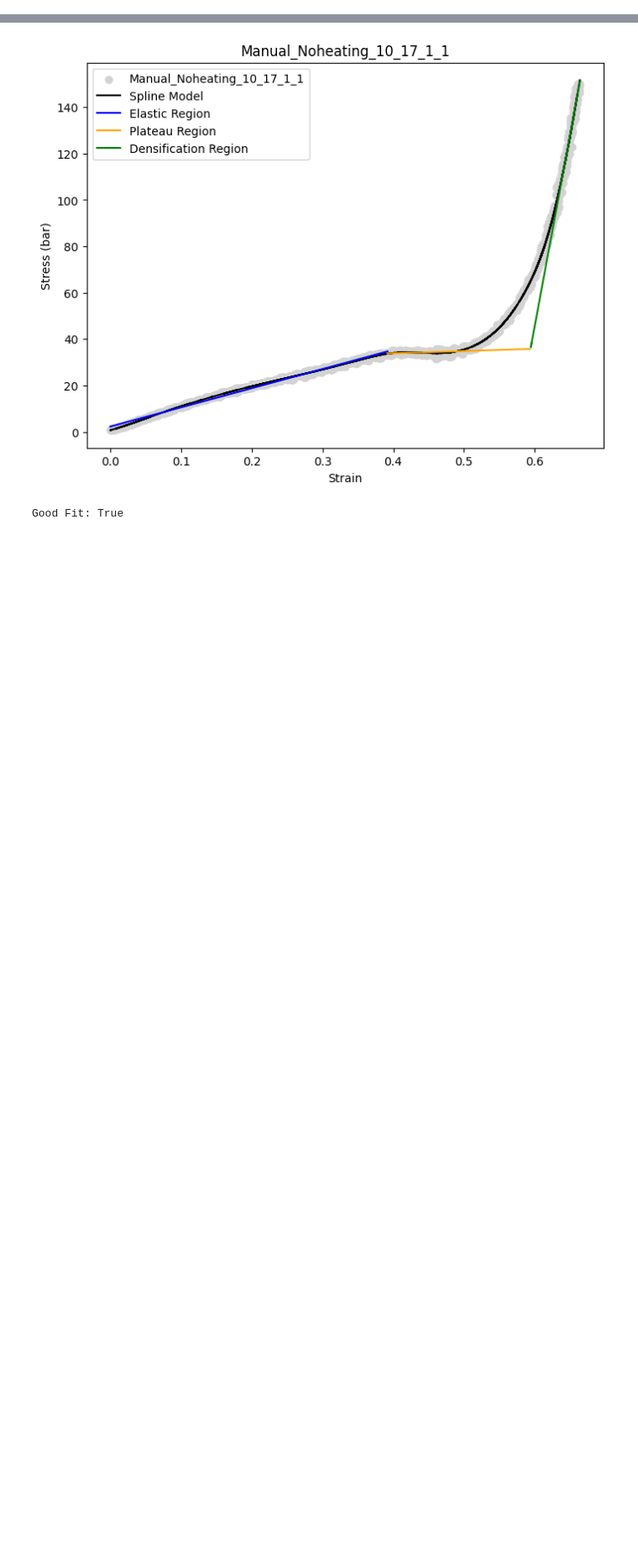
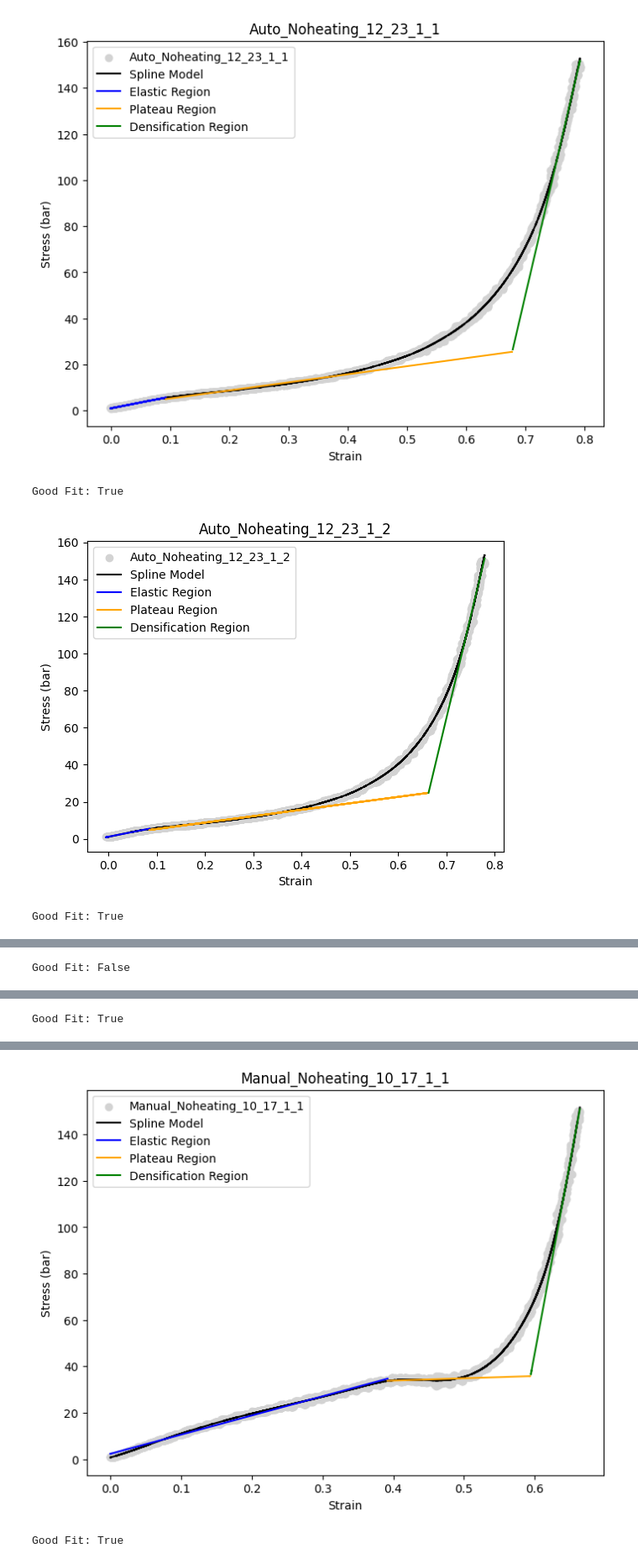
Before and after one commit to Toniaac/hte-data-processing, a Jupyter notebook: Data_processing_extraction.ipynb, the cells around one changed output, grey strips where cells are left out. Shown at 84% size. Drawn from its saved outputs; the diff is of its cells as text; code cells hidden in the pictures; blank space fills up the shorter version.

```diff
--- a/Data_processing_extraction.ipynb
+++ b/Data_processing_extraction.ipynb
@@ -158,7 +158,9 @@ def interpretData(data_list, thickness_info = True, thickness_list = None, conce
         data = data_list[i][data_list[i]['Ch:Load (N)'] > cutoff_load_displacement]
         data['strain'] = data['strain'] - data['strain'].iloc[0]     #shift the data so that the first point is at 0 in 'S:LVDT (in)'
         data = data.reset_index(drop=True)     #resets indexing
-        fracture_index = data['stress (bar)'].idxmax()     #find index of fracture point
+        #fracture_index = data['stress (bar)'].idxmax()     #find index of fracture point
+        # find the index when column Set Point () is greater than 1
+        fracture_index = data[data['Set Point ()'] > 1].index[0]
         fracture_index += 1
         data = data.iloc[:fracture_index]     #remove datapoints after fracture point
 
@@ -321,3 +323,17 @@ def propertyDataFile():
     propertyData = pd.DataFrame(propertyData)
     propertyData = propertyData.sort_values('Concentration')
     propertyData.to_csv('property_data.csv', index=False)
+# %%
+Auto_Noheating_12_23_1_1 = pd.read_csv('Data/compression 23/AutoNoHeating-12-23-reverse-1-1_09192024_181609.csv')
+Auto_Noheating_12_23_1_2 = pd.read_csv('Data/compression 23/AutoNoHeating-12-23-reverse-1-2_09192024_182029.csv')
+Auto_Noheating_12_23_1_3 = pd.read_csv('Data/compression 23/AutoNoHeating-12-23-reverse-1-3_09192024_182358.csv')
+Auto_Noheating_12_23_1_4 = pd.read_csv('Data/compression 23/AutoNoHeating-12-23-reverse-1-4_09192024_182719.csv')
+Auto_Noheating_12_23_1_5 = pd.read_csv('Data/compression 23/AutoNoHeating-12-23-reverse-1-5_09192024_183037.csv')
+
+data_list = [Auto_Noheating_12_23_1_1, Auto_Noheating_12_23_1_2, Auto_Noheating_12_23_1_3, Auto_Noheating_12_23_1_4, Auto_Noheating_12_23_1_5]
+interpretData(data_list, thickness_info = False, concentration_info = True, concentration = 12, cutoff_load_thickness=1, cutoff_load_displacement=2)
+# %% [output]
+[figure, added]
+Good Fit: True
+[figure, added]
+Good Fit: True
@@ -323,0 +341 @@ def propertyDataFile():
+Good Fit: False
@@ -323,0 +343 @@ def propertyDataFile():
+Good Fit: True
```
Also changed, not shown: parts of 1 cell of this notebook, 10 other files.
